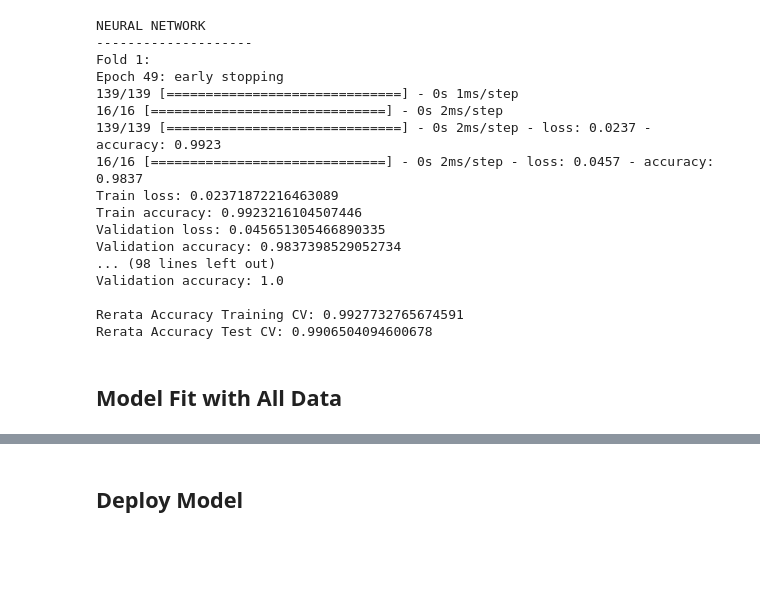
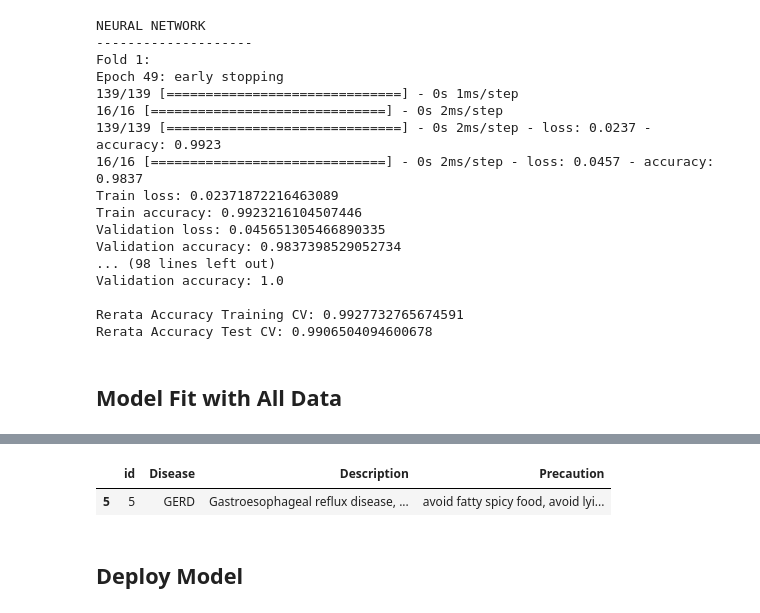
Before and after one commit to Rozanmln/capstone-bangkit, a Jupyter notebook: capstone_project.ipynb, the cells around one changed output, grey strips where cells are left out. Drawn from its saved outputs; the diff is of its cells as text; code cells hidden in the pictures; blank space fills up the shorter version.

```diff
--- a/capstone_project.ipynb
+++ b/capstone_project.ipynb
@@ -509 +586,5 @@ Epoch 40: early stopping
 <keras.callbacks.History at 0x...>
+# %%
+input = np.array([[1,2,3,4,5,0,0,0,0,0,0,0,0,0,0,0,0]])
+predict = model.predict(input)
+predict = np.argmax(predict, axis=1)
@@ -510,3 +593,8 @@ Epoch 40: early stopping
+# %%
+combination[combination['id']==predict.item()]
+# %% [output]
+|  | id | Disease | Description | Precaution |
+| 5 | 5 | GERD | Gastroesophageal reflux disease, ... | avoid fatty spicy food, avoid lyi... |
 # %% [markdown]
 ## Deploy Model
 # %%
```
Also changed, not shown: parts of 31 cells of this notebook.
